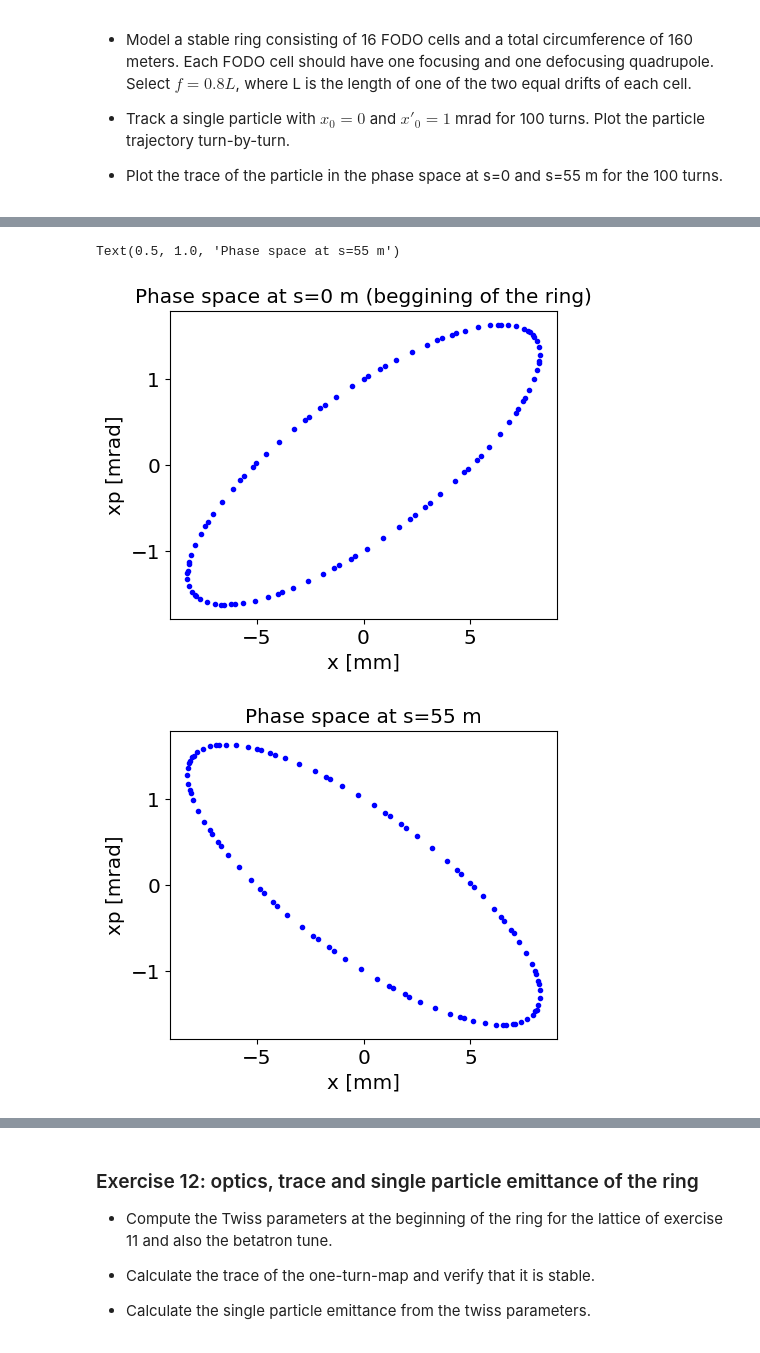
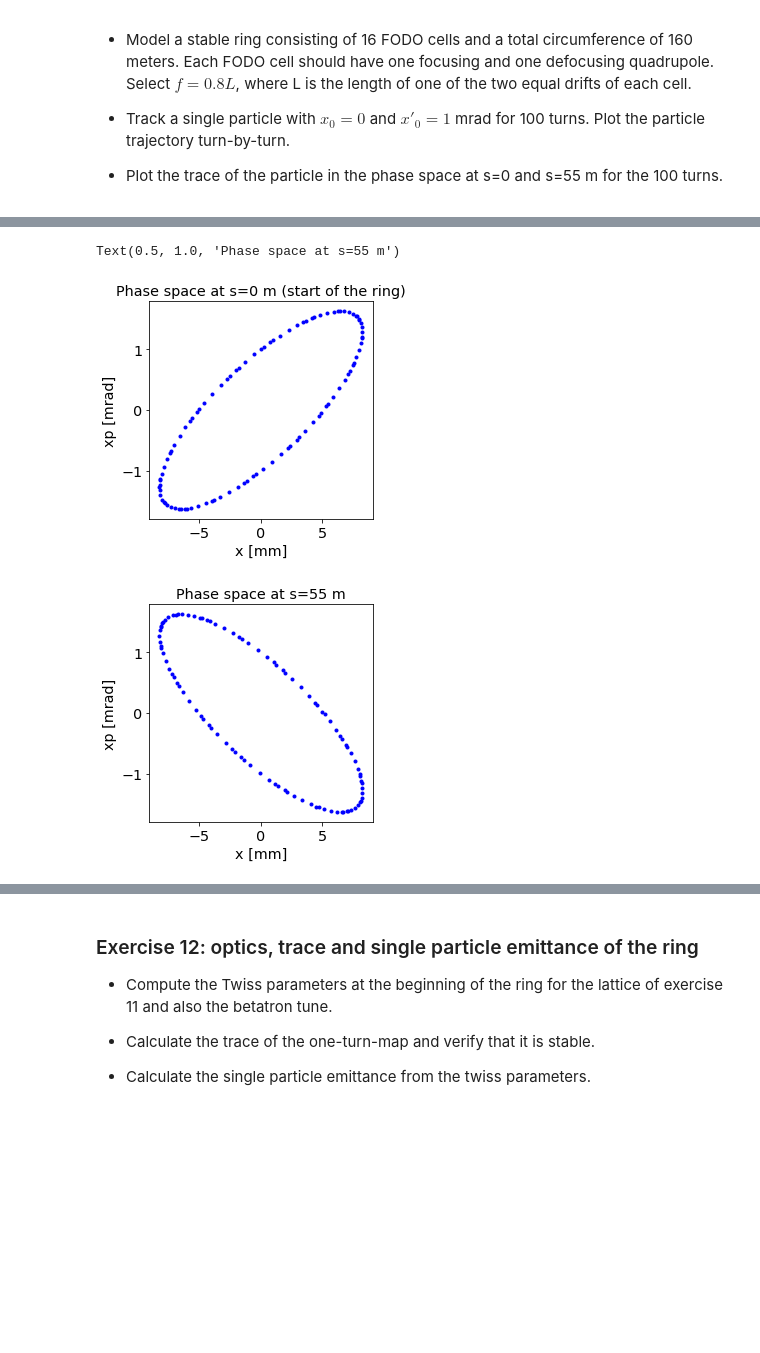
Before and after one commit to tprebiba/accelerators-teaching, a Jupyter notebook: 01_AUTH-2024_Accelerator_Physics/03_Single_Particle_Ring_SOLUTIONS.ipynb, the cells around one changed output, grey strips where cells are left out. Saved outputs shown, nothing was run; the diff lists cells and outputs as text; code cells hidden in the pictures; blank space fills up the shorter version.

```diff
--- a/01_AUTH-2024_Accelerator_Physics/03_Single_Particle_Ring_SOLUTIONS.ipynb
+++ b/01_AUTH-2024_Accelerator_Physics/03_Single_Particle_Ring_SOLUTIONS.ipynb
@@ -74,28 +71,30 @@ plt.show()
 [figure]
 # %%
+# code your solution here...
+
 # Phase space at s=0
 index_of_s = np.where(transported_particle_turnbyturn[0]['s'] == 0.0)[0][0]
-plt.figure(figsize=(5,4))
+plt.figure(figsize=(4,4))
 for i in range(nturns):
     plt.plot(transported_particle_turnbyturn[i]['x'][index_of_s]*1e3,
              transported_particle_turnbyturn[i]['xp'][index_of_s]*1e3,
              '.', c='blue')
 plt.xlabel('x [mm]')
 plt.ylabel('xp [mrad]')
-plt.title('Phase space at s=0 m (beggining of the ring)')
+plt.title('Phase space at s=0 m (start of the ring)')
 
 # Phase space at s=55
 index_of_s = np.where(transported_particle_turnbyturn[0]['s'] == 55.0)[0][0]
-plt.figure(figsize=(5,4))
+plt.figure(figsize=(4,4))
 for i in range(nturns):
     plt.plot(transported_particle_turnbyturn[i]['x'][index_of_s]*1e3,
              transported_particle_turnbyturn[i]['xp'][index_of_s]*1e3,
              '.', c='blue')
 plt.xlabel('x [mm]')
 plt.ylabel('xp [mrad]')
 plt.title('Phase space at s=55 m')
 # %% [output]
 Text(0.5, 1.0, 'Phase space at s=55 m')
-[figure, old version]
+[figure, new version]
-[figure, old version]
+[figure, new version]
 # %% [markdown]
```
Also changed, not shown: parts of 13 cells of this notebook.
